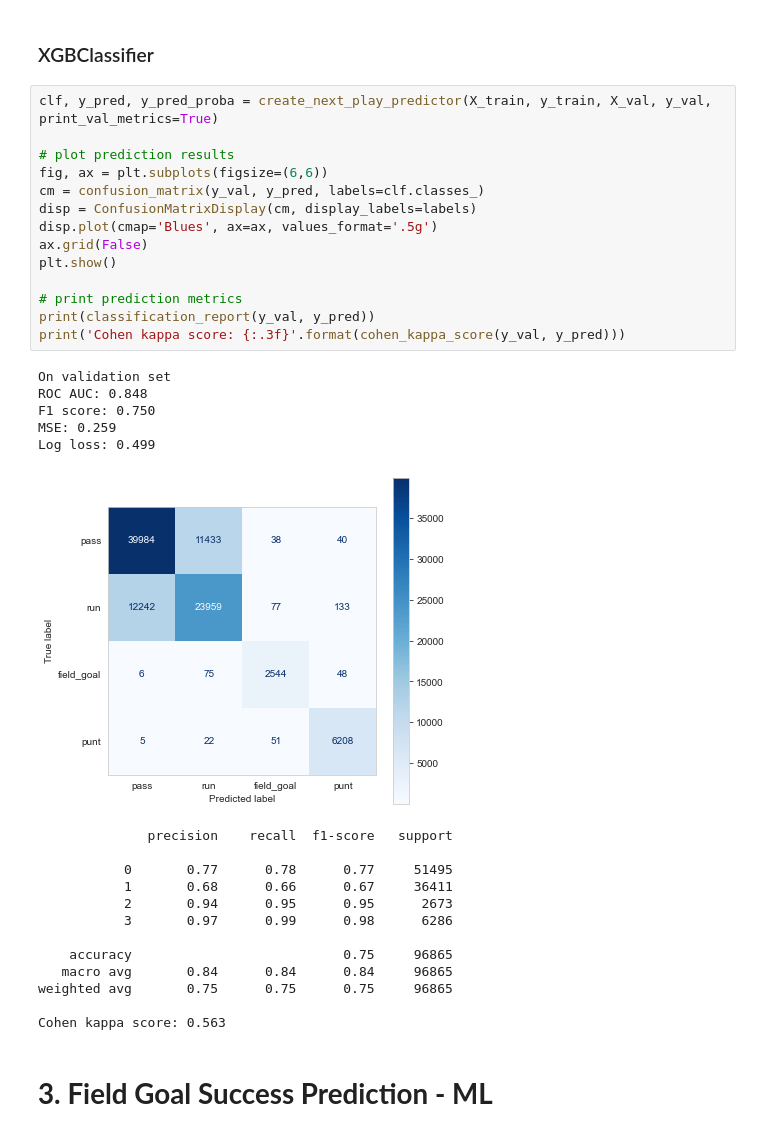
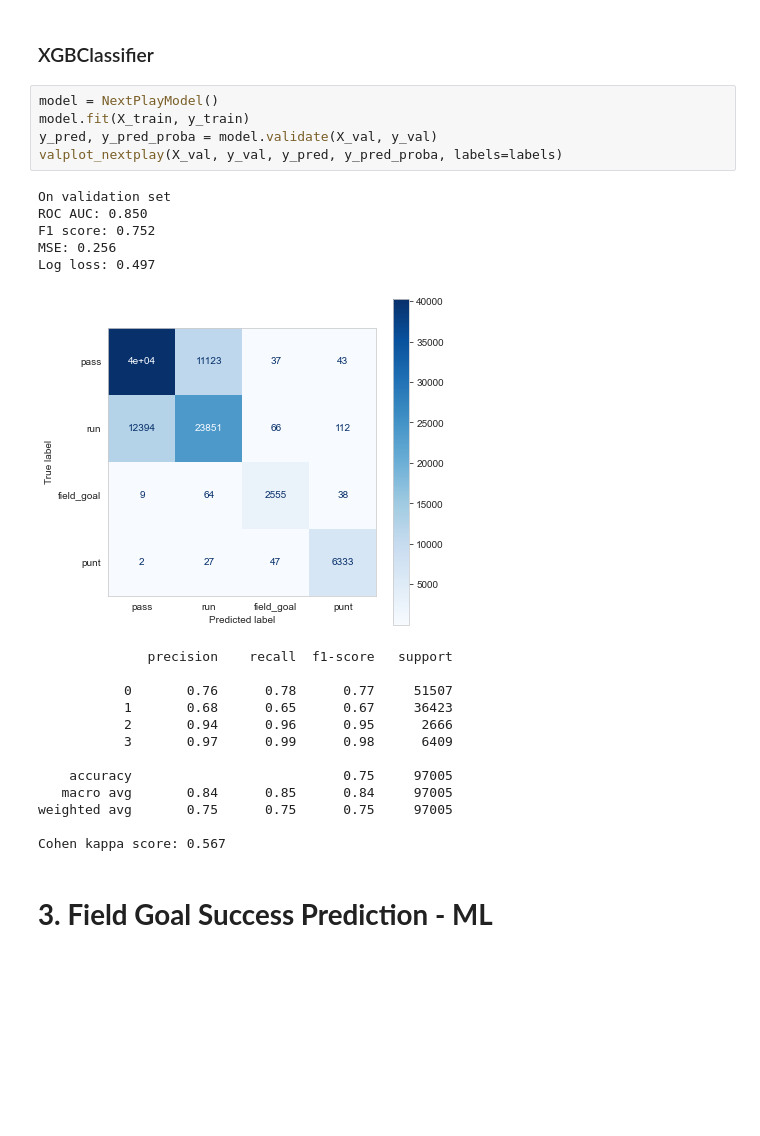
Before and after one commit to epaunonen/nflmodels, a Jupyter notebook: notebooks/nfl_predictions.ipynb, the cells around one changed output. Drawn from its saved outputs; the diff is of its cells as text; blank space fills up the shorter version.

```diff
--- a/notebooks/nfl_predictions.ipynb
+++ b/notebooks/nfl_predictions.ipynb
@@ -142,39 +142,30 @@ Encoding play types as integers...
 Returned preprocessed X, y, play_types
 # %% [markdown]
 ### XGBClassifier
-# %%
-clf, y_pred, y_pred_proba = create_next_play_predictor(X_train, y_train, X_val, y_val, print_val_metrics=True)
-
-# plot prediction results
-fig, ax = plt.subplots(figsize=(6,6))
-cm = confusion_matrix(y_val, y_pred, labels=clf.classes_)
-disp = ConfusionMatrixDisplay(cm, display_labels=labels)
-disp.plot(cmap='Blues', ax=ax, values_format='.5g')
-ax.grid(False)
-plt.show()
-
-# print prediction metrics
-print(classification_report(y_val, y_pred))
-print('Cohen kappa score: {:.3f}'.format(cohen_kappa_score(y_val, y_pred)))
-# %% [output]
-On validation set
-ROC AUC: 0.848
-F1 score: 0.750
-MSE: 0.259
-Log loss: 0.499
-[figure, removed]
-              precision    recall  f1-score   support
-
-           0       0.77      0.78      0.77     51495
-           1       0.68      0.66      0.67     36411
-           2       0.94      0.95      0.95      2673
-           3       0.97      0.99      0.98      6286
-
-    accuracy                           0.75     96865
-   macro avg       0.84      0.84      0.84     96865
-weighted avg       0.75      0.75      0.75     96865
-
-Cohen kappa score: 0.563
+# %%
+model = NextPlayModel()
+model.fit(X_train, y_train)
+y_pred, y_pred_proba = model.validate(X_val, y_val)
+valplot_nextplay(X_val, y_val, y_pred, y_pred_proba, labels=labels)
+# %% [output]
+On validation set
+ROC AUC: 0.850
+F1 score: 0.752
+MSE: 0.256
+Log loss: 0.497
+[figure, added]
+              precision    recall  f1-score   support
+
+           0       0.76      0.78      0.77     51507
+           1       0.68      0.65      0.67     36423
+           2       0.94      0.96      0.95      2666
+           3       0.97      0.99      0.98      6409
+
+    accuracy                           0.75     97005
+   macro avg       0.84      0.85      0.84     97005
+weighted avg       0.75      0.75      0.75     97005
+
+Cohen kappa score: 0.567
 # %% [markdown]
 # **3. Field Goal Success Prediction - ML**
 # %% [markdown]
```
Also changed, not shown: parts of 9 cells of this notebook, 4 other files.
